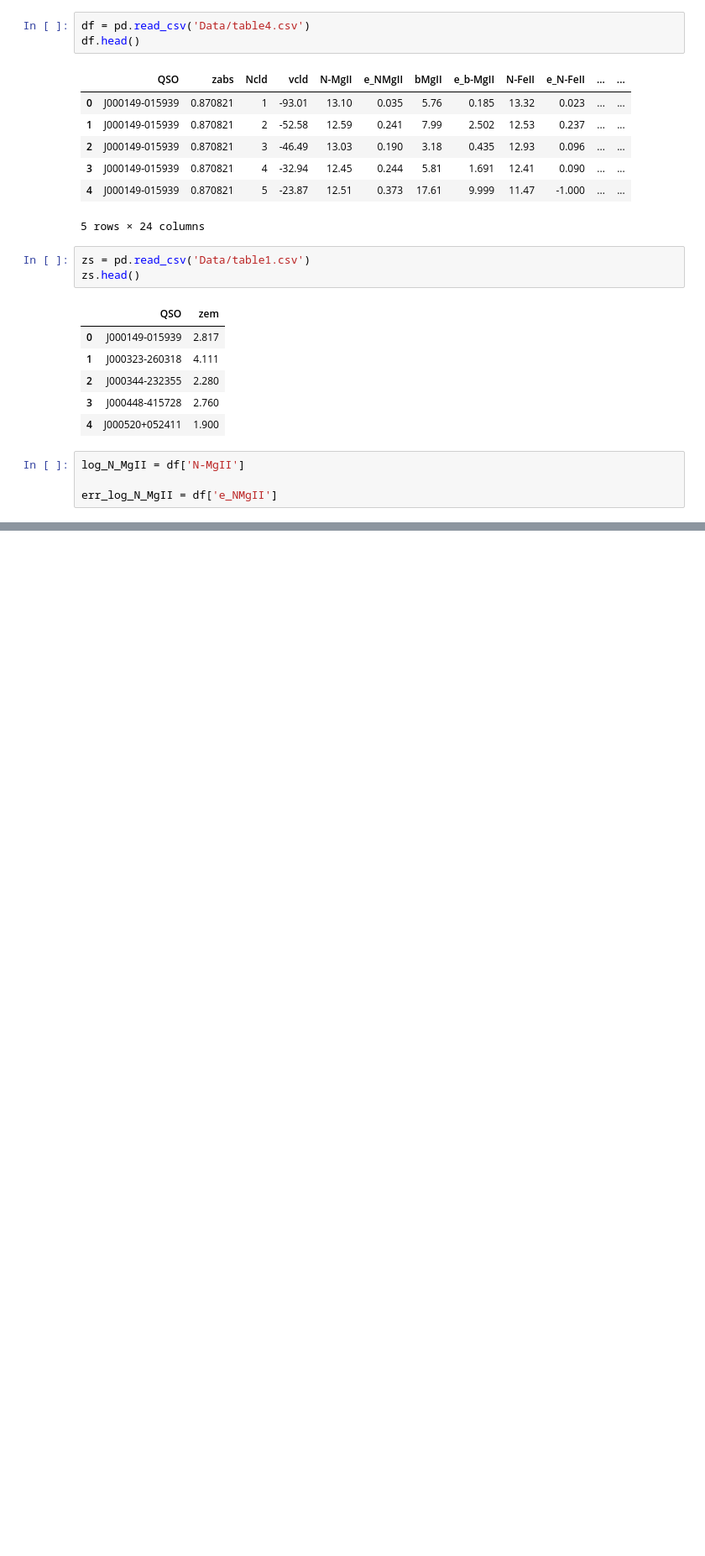
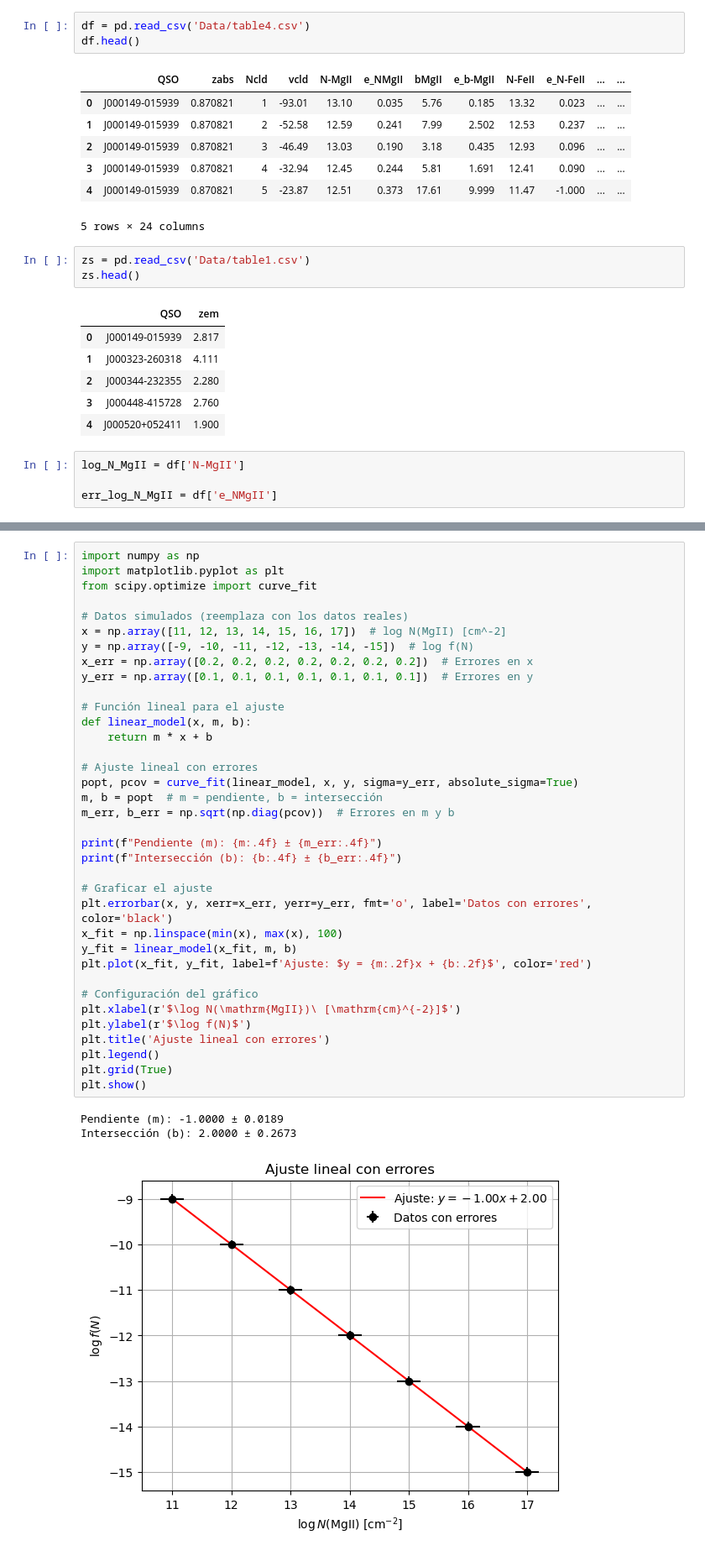
Before and after one commit to guerracuadra/Trabajo-Tutorial-B-sico, a Jupyter notebook: code.ipynb, the cells around one changed output, grey strips where cells are left out. Shown: that part at 84% size. Cells and saved outputs as stored; diff of their text form; blank space fills up the shorter version.

```diff
--- a/code.ipynb
+++ b/code.ipynb
@@ -36,0 +80,40 @@ hist, bin_edges = np.histogram(log_N_MgII, bins=bins)
+# %%
+import numpy as np
+import matplotlib.pyplot as plt
+from scipy.optimize import curve_fit
+
+# Datos simulados (reemplaza con los datos reales)
+x = np.array([11, 12, 13, 14, 15, 16, 17])  # log N(MgII) [cm^-2]
+y = np.array([-9, -10, -11, -12, -13, -14, -15])  # log f(N)
+x_err = np.array([0.2, 0.2, 0.2, 0.2, 0.2, 0.2, 0.2])  # Errores en x
+y_err = np.array([0.1, 0.1, 0.1, 0.1, 0.1, 0.1, 0.1])  # Errores en y
+
+# Función lineal para el ajuste
+def linear_model(x, m, b):
+    return m * x + b
+
+# Ajuste lineal con errores
+popt, pcov = curve_fit(linear_model, x, y, sigma=y_err, absolute_sigma=True)
+m, b = popt  # m = pendiente, b = intersección
+m_err, b_err = np.sqrt(np.diag(pcov))  # Errores en m y b
+
+print(f"Pendiente (m): {m:.4f} ± {m_err:.4f}")
+print(f"Intersección (b): {b:.4f} ± {b_err:.4f}")
+
+# Graficar el ajuste
+plt.errorbar(x, y, xerr=x_err, yerr=y_err, fmt='o', label='Datos con errores', color='black')
+x_fit = np.linspace(min(x), max(x), 100)
+y_fit = linear_model(x_fit, m, b)
+plt.plot(x_fit, y_fit, label=f'Ajuste: $y = {m:.2f}x + {b:.2f}$', color='red')
+
+# Configuración del gráfico
+plt.xlabel(r'$\log N(\mathrm{MgII})\ [\mathrm{cm}^{-2}]$')
+plt.ylabel(r'$\log f(N)$')
+plt.title('Ajuste lineal con errores')
+plt.legend()
+plt.grid(True)
+plt.show()
+# %% [output]
+Pendiente (m): -1.0000 ± 0.0189
+Intersección (b): 2.0000 ± 0.2673
+[figure, added]
```
Also changed, not shown: parts of 17 cells of this notebook.
